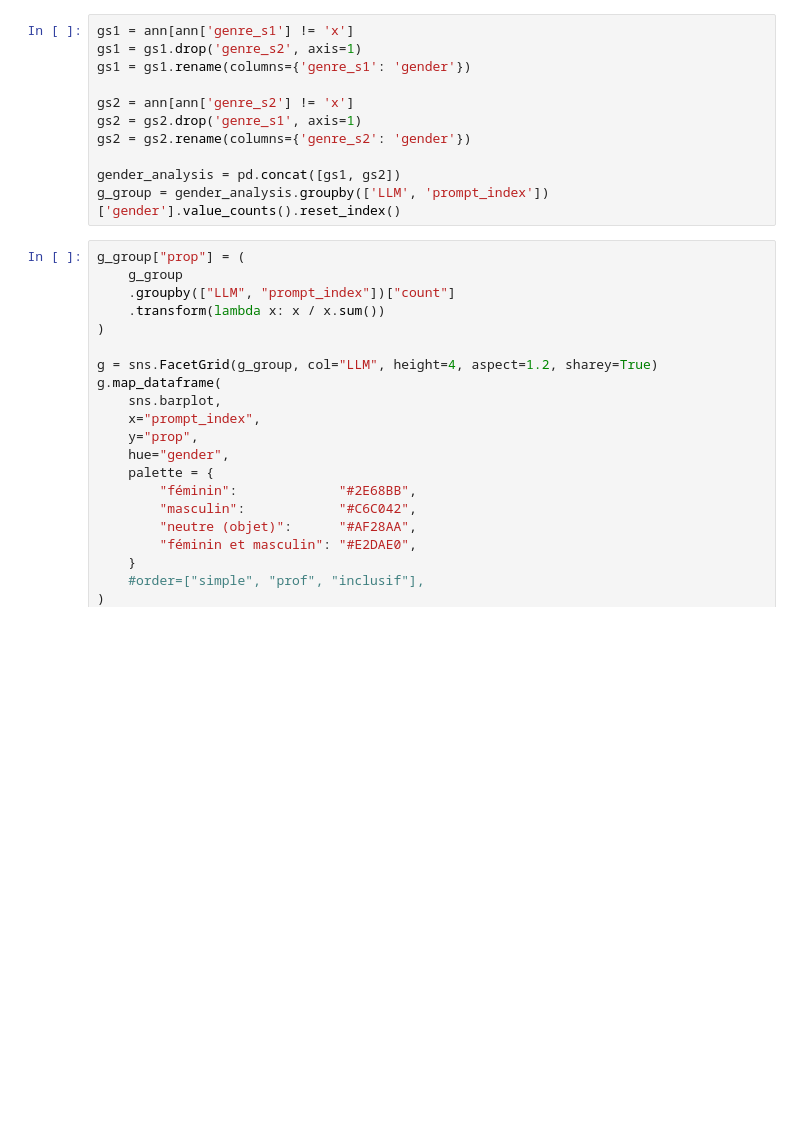
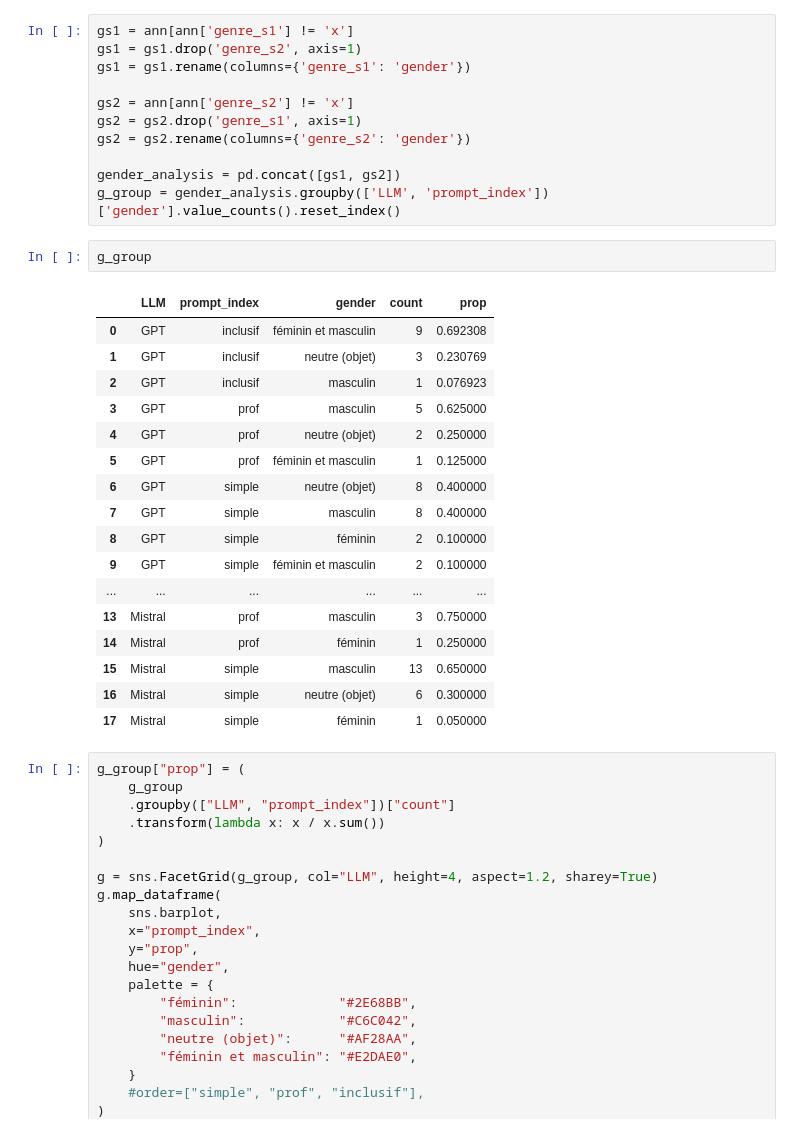
Before and after one commit to Jadouille/llm-blabla, a Jupyter notebook: notebooks/Annotation analyses.ipynb, the cells around one changed output. Saved outputs shown, nothing was run; the diff lists cells and outputs as text; blank space fills up the shorter version.

```diff
--- a/notebooks/Annotation analyses.ipynb
+++ b/notebooks/Annotation analyses.ipynb
@@ -411,6 +411,26 @@ gs2 = gs2.rename(columns={'genre_s2': 'gender'})
 
 gender_analysis = pd.concat([gs1, gs2])
 g_group = gender_analysis.groupby(['LLM', 'prompt_index'])['gender'].value_counts().reset_index()
+# %%
+g_group
+# %% [output]
+|  | LLM | prompt_index | gender | count | prop |
+| 0 | GPT | inclusif | féminin et masculin | 9 | 0.692308 |
+| 1 | GPT | inclusif | neutre (objet) | 3 | 0.230769 |
+| 2 | GPT | inclusif | masculin | 1 | 0.076923 |
+| 3 | GPT | prof | masculin | 5 | 0.625000 |
+| 4 | GPT | prof | neutre (objet) | 2 | 0.250000 |
+| 5 | GPT | prof | féminin et masculin | 1 | 0.125000 |
+| 6 | GPT | simple | neutre (objet) | 8 | 0.400000 |
+| 7 | GPT | simple | masculin | 8 | 0.400000 |
+| 8 | GPT | simple | féminin | 2 | 0.100000 |
+| 9 | GPT | simple | féminin et masculin | 2 | 0.100000 |
+| ... | ... | ... | ... | ... | ... |
+| 13 | Mistral | prof | masculin | 3 | 0.750000 |
+| 14 | Mistral | prof | féminin | 1 | 0.250000 |
+| 15 | Mistral | simple | masculin | 13 | 0.650000 |
+| 16 | Mistral | simple | neutre (objet) | 6 | 0.300000 |
+| 17 | Mistral | simple | féminin | 1 | 0.050000 |
 # %%
 g_group["prop"] = (
     g_group
```
Also changed, not shown: parts of 1 cell of this notebook, 1 other file.
